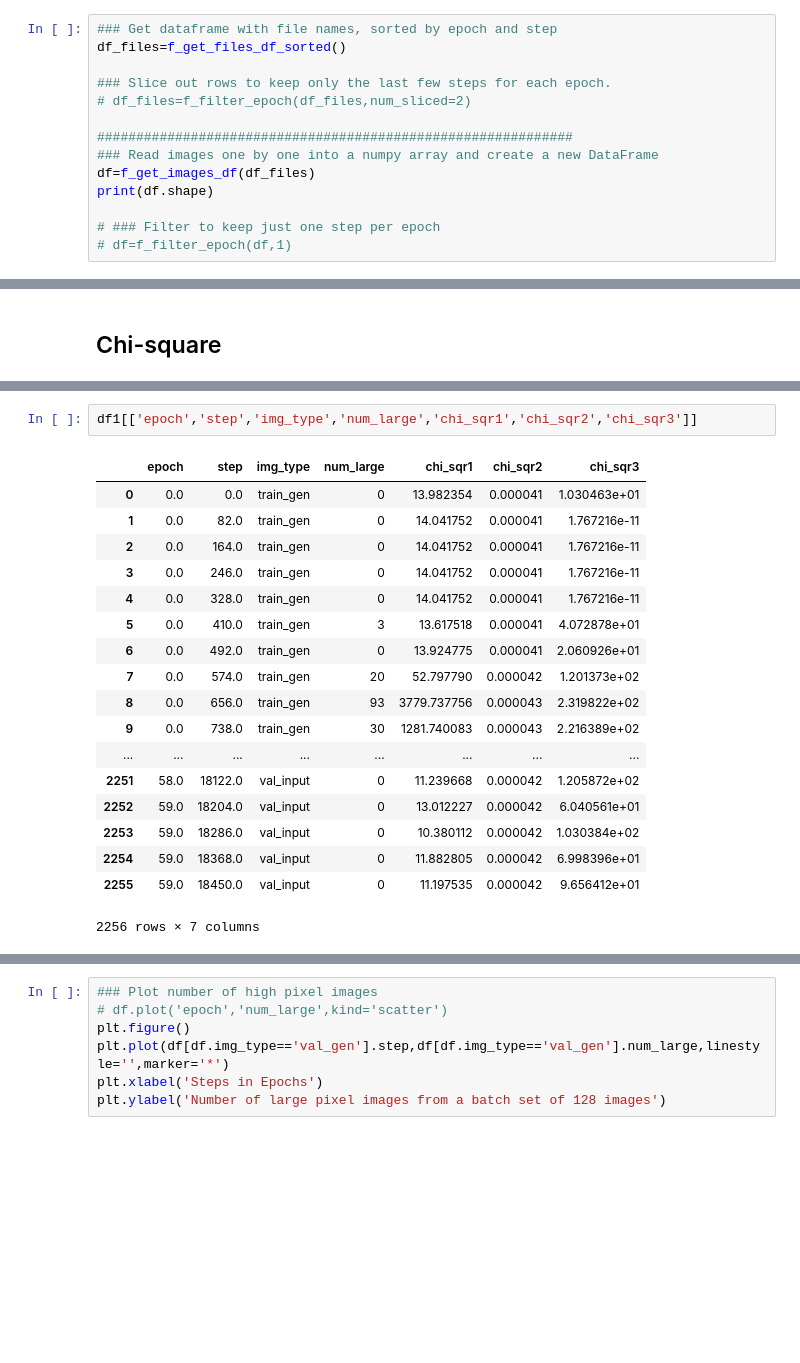
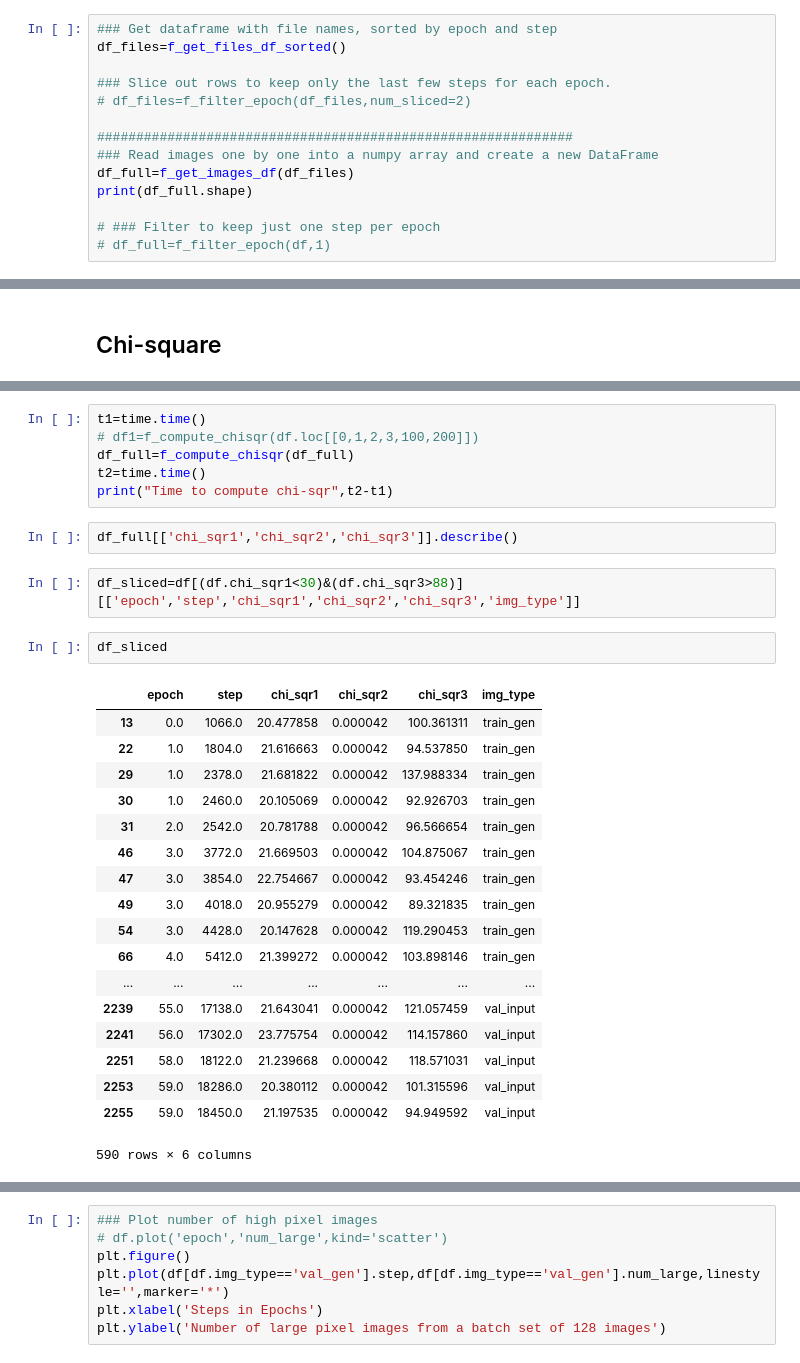
Before and after one commit to vmos1/lbann_cosmogan, a Jupyter notebook: 3_analysis/3c_find_best_epochs.ipynb, the cells around one changed output, grey strips where cells are left out. Saved outputs shown, nothing was run; the diff lists cells and outputs as text; blank space fills up the shorter version.

```diff
--- a/3_analysis/3c_find_best_epochs.ipynb
+++ b/3_analysis/3c_find_best_epochs.ipynb
@@ -175,11 +245,11 @@ df_files=f_get_files_df_sorted()
 
 #############################################################
 ### Read images one by one into a numpy array and create a new DataFrame
-df=f_get_images_df(df_files)
-print(df.shape)
+df_full=f_get_images_df(df_files)
+print(df_full.shape)
 
 # ### Filter to keep just one step per epoch
-# df=f_filter_epoch(df,1)
+# df_full=f_filter_epoch(df,1)
 # %% [output]
 train_gen 902
 train_input 902
@@ -250,22 +272,32 @@ Time to compute chi-sqr 148.16715288162231
+# %%
+t1=time.time()
+# df1=f_compute_chisqr(df.loc[[0,1,2,3,100,200]])
+df_full=f_compute_chisqr(df_full)
+t2=time.time()
+print("Time to compute chi-sqr",t2-t1)
 # %%
-df1[['epoch','step','img_type','num_large','chi_sqr1','chi_sqr2','chi_sqr3']]
+df_full[['chi_sqr1','chi_sqr2','chi_sqr3']].describe()
-# %% [output]
-|  | epoch | step | img_type | num_large | chi_sqr1 | chi_sqr2 | chi_sqr3 |
-| 0 | 0.0 | 0.0 | train_gen | 0 | 13.982354 | 0.000041 | 1.030463e+01 |
-| 1 | 0.0 | 82.0 | train_gen | 0 | 14.041752 | 0.000041 | 1.767216e-11 |
-| 2 | 0.0 | 164.0 | train_gen | 0 | 14.041752 | 0.000041 | 1.767216e-11 |
-| 3 | 0.0 | 246.0 | train_gen | 0 | 14.041752 | 0.000041 | 1.767216e-11 |
-| 4 | 0.0 | 328.0 | train_gen | 0 | 14.041752 | 0.000041 | 1.767216e-11 |
-| 5 | 0.0 | 410.0 | train_gen | 3 | 13.617518 | 0.000041 | 4.072878e+01 |
-| 6 | 0.0 | 492.0 | train_gen | 0 | 13.924775 | 0.000041 | 2.060926e+01 |
-| 7 | 0.0 | 574.0 | train_gen | 20 | 52.797790 | 0.000042 | 1.201373e+02 |
-| 8 | 0.0 | 656.0 | train_gen | 93 | 3779.737756 | 0.000043 | 2.319822e+02 |
-| 9 | 0.0 | 738.0 | train_gen | 30 | 1281.740083 | 0.000043 | 2.216389e+02 |
-| ... | ... | ... | ... | ... | ... | ... | ... |
-| 2251 | 58.0 | 18122.0 | val_input | 0 | 11.239668 | 0.000042 | 1.205872e+02 |
-| 2252 | 59.0 | 18204.0 | val_input | 0 | 13.012227 | 0.000042 | 6.040561e+01 |
-| 2253 | 59.0 | 18286.0 | val_input | 0 | 10.380112 | 0.000042 | 1.030384e+02 |
-| 2254 | 59.0 | 18368.0 | val_input | 0 | 11.882805 | 0.000042 | 6.998396e+01 |
-| 2255 | 59.0 | 18450.0 | val_input | 0 | 11.197535 | 0.000042 | 9.656412e+01 |
-2256 rows × 7 columns
+# %%
+df_sliced=df[(df.chi_sqr1<30)&(df.chi_sqr3>88)][['epoch','step','chi_sqr1','chi_sqr2','chi_sqr3','img_type']]
+# %%
+df_sliced
+# %% [output]
+|  | epoch | step | chi_sqr1 | chi_sqr2 | chi_sqr3 | img_type |
+| 13 | 0.0 | 1066.0 | 20.477858 | 0.000042 | 100.361311 | train_gen |
+| 22 | 1.0 | 1804.0 | 21.616663 | 0.000042 | 94.537850 | train_gen |
+| 29 | 1.0 | 2378.0 | 21.681822 | 0.000042 | 137.988334 | train_gen |
+| 30 | 1.0 | 2460.0 | 20.105069 | 0.000042 | 92.926703 | train_gen |
+| 31 | 2.0 | 2542.0 | 20.781788 | 0.000042 | 96.566654 | train_gen |
+| 46 | 3.0 | 3772.0 | 21.669503 | 0.000042 | 104.875067 | train_gen |
+| 47 | 3.0 | 3854.0 | 22.754667 | 0.000042 | 93.454246 | train_gen |
+| 49 | 3.0 | 4018.0 | 20.955279 | 0.000042 | 89.321835 | train_gen |
+| 54 | 3.0 | 4428.0 | 20.147628 | 0.000042 | 119.290453 | train_gen |
+| 66 | 4.0 | 5412.0 | 21.399272 | 0.000042 | 103.898146 | train_gen |
+| ... | ... | ... | ... | ... | ... | ... |
+| 2239 | 55.0 | 17138.0 | 21.643041 | 0.000042 | 121.057459 | val_input |
+| 2241 | 56.0 | 17302.0 | 23.775754 | 0.000042 | 114.157860 | val_input |
+| 2251 | 58.0 | 18122.0 | 21.239668 | 0.000042 | 118.571031 | val_input |
+| 2253 | 59.0 | 18286.0 | 20.380112 | 0.000042 | 101.315596 | val_input |
+| 2255 | 59.0 | 18450.0 | 21.197535 | 0.000042 | 94.949592 | val_input |
+590 rows × 6 columns
 # %%
```
Also changed, not shown: parts of 14 cells of this notebook, 6 other files.
